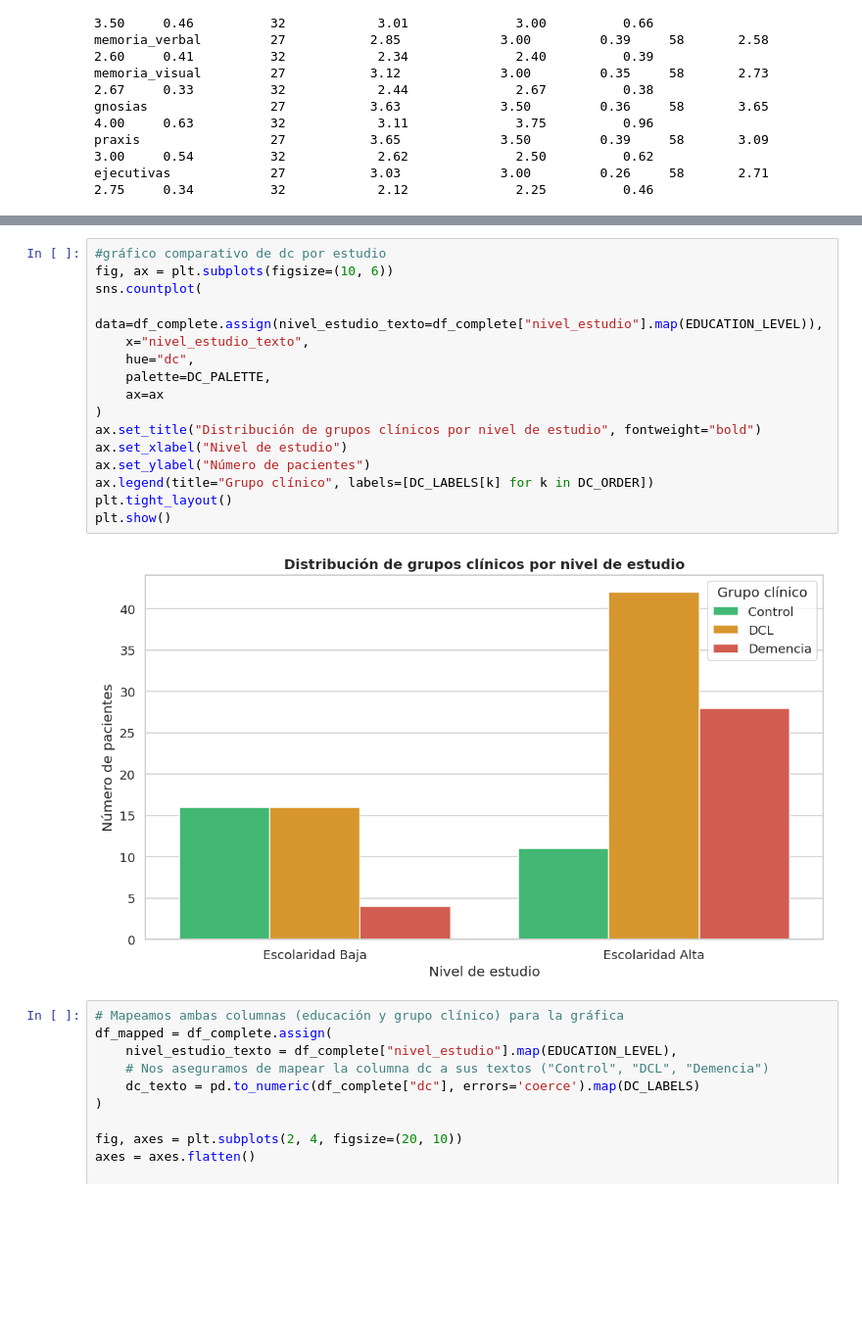
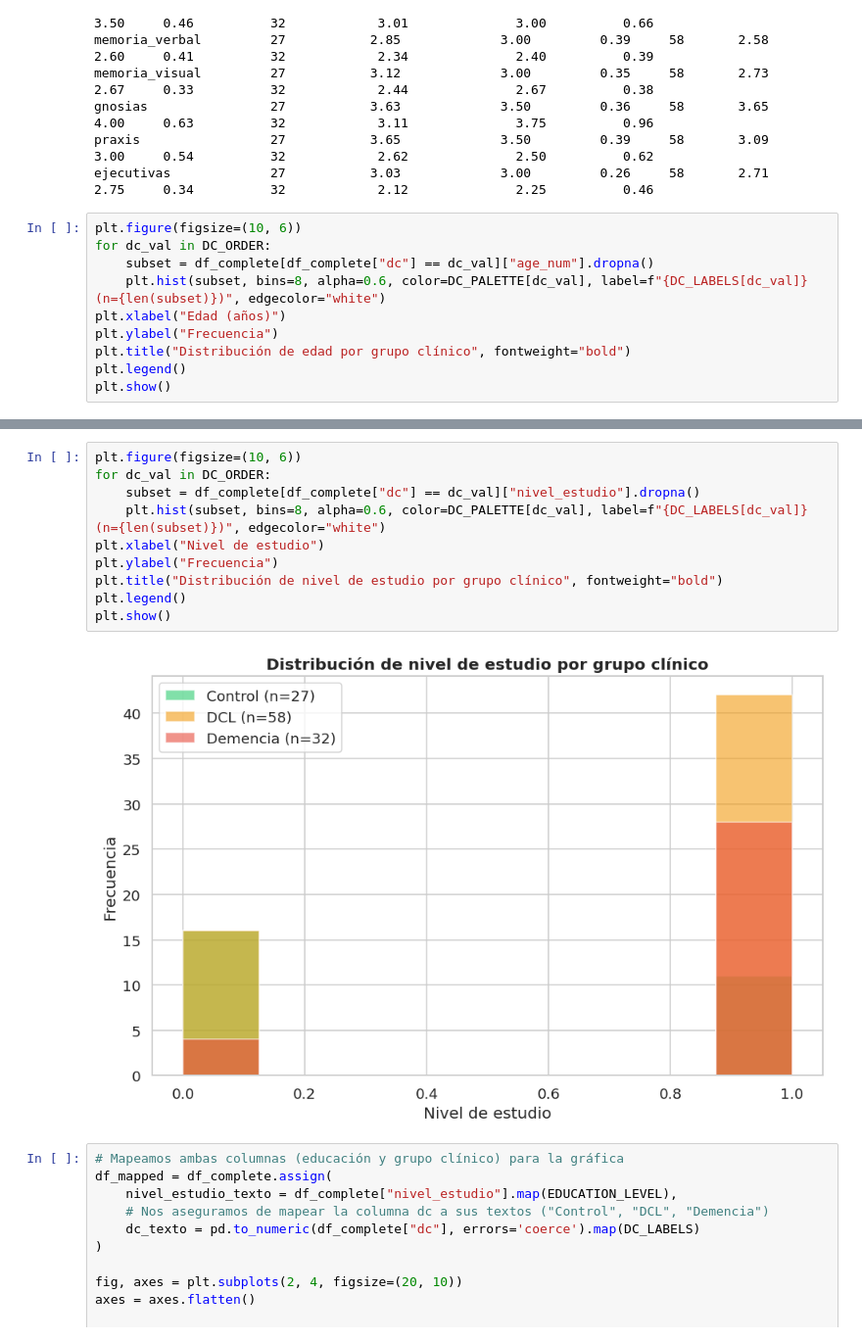
Before and after one commit to Nicolasg2c/dc_model_ts, a Jupyter notebook: src/dc_pipeline_2.ipynb, the cells around one changed output, grey strips where cells are left out. Shown at 98% size. Cells and saved outputs as stored; diff of their text form; blank space fills up the shorter version.

Commit message:
nivel estudios grafica

```diff
--- a/src/dc_pipeline_2.ipynb
+++ b/src/dc_pipeline_2.ipynb
@@ -1660,3 +1672,13 @@ memoria_visual         27           3.12             3.00         0.35     58
 gnosias                27           3.63             3.50         0.36     58       3.65         4.00     0.63          32            3.11              3.75          0.96
 praxis                 27           3.65             3.50         0.39     58       3.09         3.00     0.54          32            2.62              2.50          0.62
 ejecutivas             27           3.03             3.00         0.26     58       2.71         2.75     0.34          32            2.12              2.25          0.46
+# %%
+plt.figure(figsize=(10, 6))
+for dc_val in DC_ORDER:
+    subset = df_complete[df_complete["dc"] == dc_val]["age_num"].dropna()
+    plt.hist(subset, bins=8, alpha=0.6, color=DC_PALETTE[dc_val], label=f"{DC_LABELS[dc_val]} (n={len(subset)})", edgecolor="white")
+plt.xlabel("Edad (años)")
+plt.ylabel("Frecuencia")
+plt.title("Distribución de edad por grupo clínico", fontweight="bold")
+plt.legend()
+plt.show()
@@ -1663,21 +1687,15 @@ ejecutivas             27           3.03             3.00         0.26     58
 # %%
-#gráfico comparativo de dc por estudio
-fig, ax = plt.subplots(figsize=(10, 6))
-sns.countplot(
-    data=df_complete.assign(nivel_estudio_texto=df_complete["nivel_estudio"].map(EDUCATION_LEVEL)),
-    x="nivel_estudio_texto",
-    hue="dc",
-    palette=DC_PALETTE,
-    ax=ax
-)
-ax.set_title("Distribución de grupos clínicos por nivel de estudio", fontweight="bold")
-ax.set_xlabel("Nivel de estudio")
-ax.set_ylabel("Número de pacientes")
-ax.legend(title="Grupo clínico", labels=[DC_LABELS[k] for k in DC_ORDER])
-plt.tight_layout()
+plt.figure(figsize=(10, 6))
+for dc_val in DC_ORDER:
+    subset = df_complete[df_complete["dc"] == dc_val]["nivel_estudio"].dropna()
+    plt.hist(subset, bins=8, alpha=0.6, color=DC_PALETTE[dc_val], label=f"{DC_LABELS[dc_val]} (n={len(subset)})", edgecolor="white")
+plt.xlabel("Nivel de estudio")
+plt.ylabel("Frecuencia")
+plt.title("Distribución de nivel de estudio por grupo clínico", fontweight="bold")
+plt.legend()
 plt.show()
 # %% [output]
-[figure, old version]
+[figure, new version]
 # %%
 # Mapeamos ambas columnas (educación y grupo clínico) para la gráfica
 df_mapped = df_complete.assign(
```
Also changed, not shown: parts of 3 cells of this notebook.
